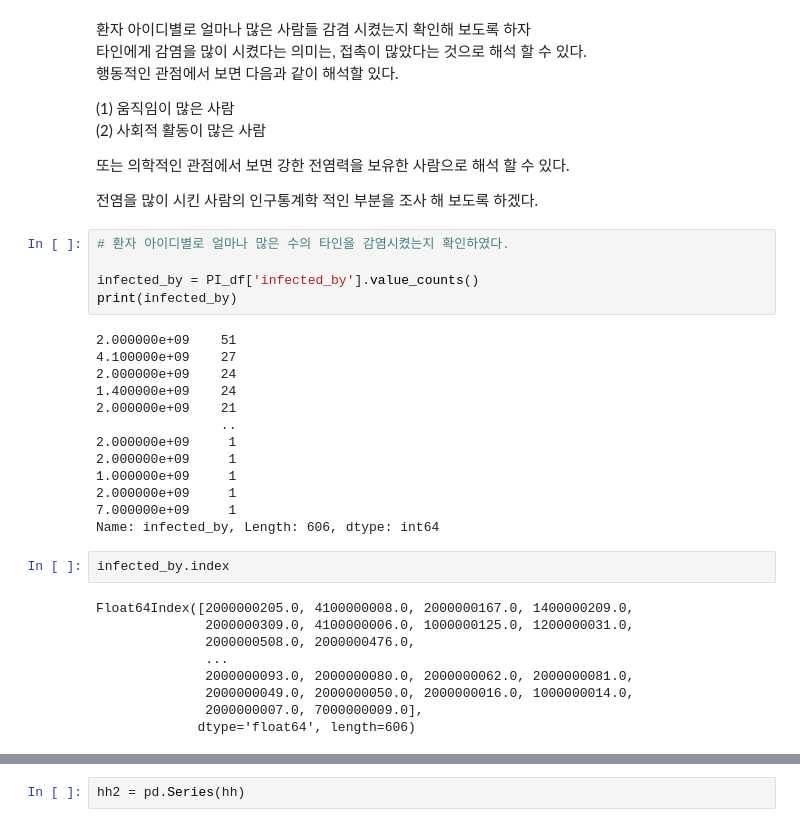
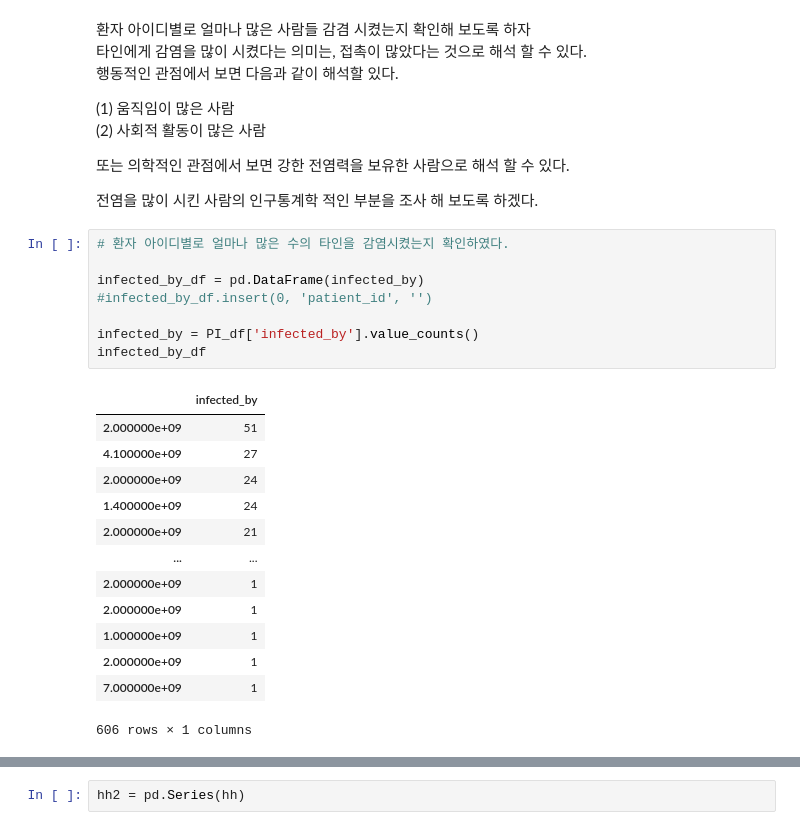
Before and after one commit to zzozzo/Datathon, a Jupyter notebook: DS_covid19.ipynb, the cells around one changed output, grey strips where cells are left out. Cells and saved outputs as stored; diff of their text form.

```diff
--- a/DS_covid19.ipynb
+++ b/DS_covid19.ipynb
@@ -208,29 +210,22 @@ Name: patient_id, Length: 5164, dtype: int64
 # %%
 # 환자 아이디별로 얼마나 많은 수의 타인을 감염시켰는지 확인하였다.
 
+infected_by_df = pd.DataFrame(infected_by)
+#infected_by_df.insert(0, 'patient_id', '')
+
 infected_by = PI_df['infected_by'].value_counts()
-print(infected_by)
+infected_by_df
 # %% [output]
+|  | infected_by |
+| 2.000000e+09 | 51 |
+| 4.100000e+09 | 27 |
+| 2.000000e+09 | 24 |
+| 1.400000e+09 | 24 |
+| 2.000000e+09 | 21 |
+| ... | ... |
+| 2.000000e+09 | 1 |
+| 2.000000e+09 | 1 |
+| 1.000000e+09 | 1 |
+| 2.000000e+09 | 1 |
+| 7.000000e+09 | 1 |
-2.000000e+09    51
-4.100000e+09    27
-2.000000e+09    24
-1.400000e+09    24
-2.000000e+09    21
-                ..
-2.000000e+09     1
-2.000000e+09     1
-1.000000e+09     1
-2.000000e+09     1
-7.000000e+09     1
-Name: infected_by, Length: 606, dtype: int64
+606 rows × 1 columns
-# %%
-infected_by.index
-# %% [output]
-Float64Index([2000000205.0, 4100000008.0, 2000000167.0, 1400000209.0,
-              2000000309.0, 4100000006.0, 1000000125.0, 1200000031.0,
-              2000000508.0, 2000000476.0,
-              ...
-              2000000093.0, 2000000080.0, 2000000062.0, 2000000081.0,
-              2000000049.0, 2000000050.0, 2000000016.0, 1000000014.0,
-              2000000007.0, 7000000009.0],
-             dtype='float64', length=606)
```
Also changed, not shown: parts of 11 cells of this notebook.
